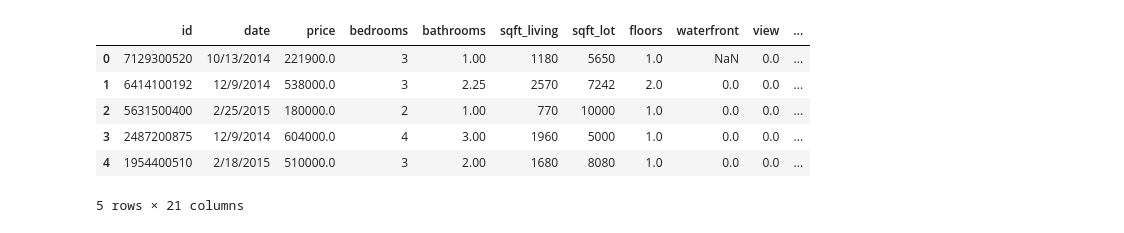
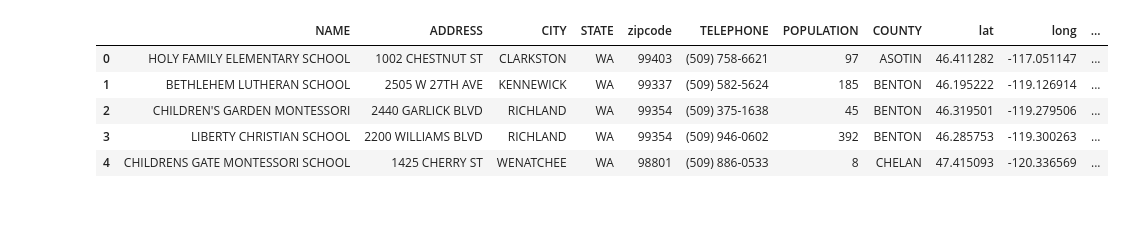
Before and after one commit to BlueViper8907/King-County-Housing-Regression, a Jupyter notebook: Notebooks/Geopandas map.ipynb, the cells around one changed output. Saved outputs shown, nothing was run; the diff lists cells and outputs as text; code cells hidden in the pictures.

```diff
--- a/Notebooks/Geopandas map.ipynb
+++ b/Notebooks/Geopandas map.ipynb
@@ -15,12 +17,13 @@ df = pd.read_csv('data/kc_house_data.csv')
 gis = GIS("http://www.arcgis.com/", "shadowsword_0","Acidblade1")
 # %%
 def gis_content():
-    item = gis.content.get('ff9e4774ee8641f48cccac97dca753db#data')
-    flayer = item.layers[0]
-    food = flayer.query(where = "ESITE = '0000000'").sdf.copy()
+#     item = gis.content.get('ff9e4774ee8641f48cccac97dca753db#data')
+#     flayer = item.layers[0]
+#     food = flayer.query(where = "ESITE = '0000000'").sdf.copy()
     item = gis.content.get('3f263039314d44cc93384fe1f4229796#data')
     flayer = item.layers[0]
     public = flayer.query(where = "ZIPCODE > 0").sdf.copy()
+
     item = gis.content.get('0dfe37d2a68545a699b999804354dacf')
     flayer = item.layers[0]
     private = flayer.query(where = "STATE = 'WA'").sdf.copy()
@@ -28,15 +31,16 @@ def gis_content():
     #Editing data for later use
     public_df = public.drop(['FID','PIN','SCH_CLASS','CODE','FEATURE_ID','ESITE','MAJOR','MINOR','SHAPE'],1)
     private_df = private.drop(['FID','NCESID','ZIP4','VAL_METHOD','VAL_DATE','SHELTER_ID','COUNTRY','SOURCE','SOURCEDATE','NAICS_CODE','FT_TEACHER','START_GRAD','END_GRADE','COUNTYFIPS','SHAPE','TYPE','STATUS','VAL_METHOD','VAL_DATE'],1)
-    food_df = food.drop(['RECORD_ID','FACILITY_NAME','CHAIN_NAME','CHAIN_ESTABLISHMENT','SITE_ADDRESS','ABB_NAME','ESITE','FEATURE_ID'],1)
-    private_df = private_df.rename(columns ={'ZIP':'zipcode','LONGITUDE':'long',':LATITUDE':'lat'})
-    public_df = public_df.rename(columns = {'LONG_CEN': 'LONGITUDE', 'LAT_CEN': 'LATITUDE','ZIPCODE':'zipcode'})
+#     food_df = food.drop(['RECORD_ID','FACILITY_NAME','CHAIN_NAME','CHAIN_ESTABLISHMENT','SITE_ADDRESS','ABB_NAME','ESITE','FEATURE_ID'],1)
+    private_df = private_df.rename(columns ={'ZIP':'zipcode','LONGITUDE':'long','LATITUDE':'lat'})
+    public_df = public_df.rename(columns = {'LONG_CEN': 'long', 'LAT_CEN': 'lat','ZIPCODE':'zipcode'})
     private_df['Private'] = 'yes'
     public_df['Private'] = 'No'
     public_df['zipcode'] = public_df['zipcode'].astype(str).astype(int)
     private_df['zipcode'] = private_df['zipcode'].astype(str).astype(int)
     public_df['Private'].astype(str)
-    return (food_df,public_df,private_df)
+
+    return (public_df,private_df)
 # %%
-food,public,private = gis_content()
+public,private = gis_content()
 # %%
@@ -117,12 +121,11 @@ Private school,Public school or both?public
 MapView(layout=Layout(height='400px', width='100%'), legend=True)
 [interactive output not drawn]
 # %%
-df.head()
+private.head()
 # %% [output]
-|  | id | date | price | bedrooms | bathrooms | sqft_living | sqft_lot | floors | waterfront | view | ... |
-| 0 | 7129300520 | 10/13/2014 | 221900.0 | 3 | 1.00 | 1180 | 5650 | 1.0 | NaN | 0.0 | ... |
-| 1 | 6414100192 | 12/9/2014 | 538000.0 | 3 | 2.25 | 2570 | 7242 | 2.0 | 0.0 | 0.0 | ... |
-| 2 | 5631500400 | 2/25/2015 | 180000.0 | 2 | 1.00 | 770 | 10000 | 1.0 | 0.0 | 0.0 | ... |
-| 3 | 2487200875 | 12/9/2014 | 604000.0 | 4 | 3.00 | 1960 | 5000 | 1.0 | 0.0 | 0.0 | ... |
-| 4 | 1954400510 | 2/18/2015 | 510000.0 | 3 | 2.00 | 1680 | 8080 | 1.0 | 0.0 | 0.0 | ... |
+|  | NAME | ADDRESS | CITY | STATE | zipcode | TELEPHONE | POPULATION | COUNTY | lat | long | ... |
+| 0 | HOLY FAMILY ELEMENTARY SCHOOL | 1002 CHESTNUT ST | CLARKSTON | WA | 99403 | (509) 758-6621 | 97 | ASOTIN | 46.411282 | -117.051147 | ... |
+| 1 | BETHLEHEM LUTHERAN SCHOOL | 2505 W 27TH AVE | KENNEWICK | WA | 99337 | (509) 582-5624 | 185 | BENTON | 46.195222 | -119.126914 | ... |
+| 2 | CHILDREN'S GARDEN MONTESSORI | 2440 GARLICK BLVD | RICHLAND | WA | 99354 | (509) 375-1638 | 45 | BENTON | 46.319501 | -119.279506 | ... |
+| 3 | LIBERTY CHRISTIAN SCHOOL | 2200 WILLIAMS BLVD | RICHLAND | WA | 99354 | (509) 946-0602 | 392 | BENTON | 46.285753 | -119.300263 | ... |
+| 4 | CHILDRENS GATE MONTESSORI SCHOOL | 1425 CHERRY ST | WENATCHEE | WA | 98801 | (509) 886-0533 | 8 | CHELAN | 47.415093 | -120.336569 | ... |
-5 rows × 21 columns
```
Also changed, not shown: parts of 8 cells of this notebook, 1 other file.
